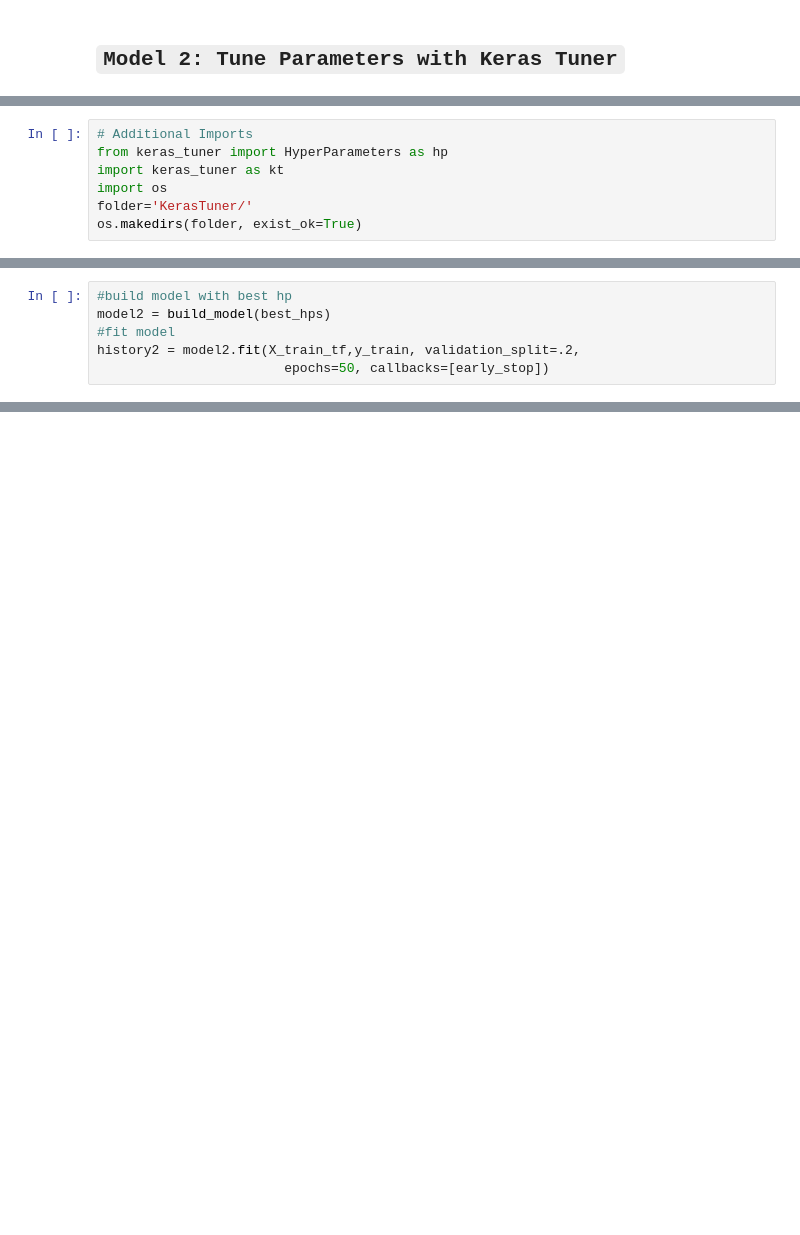
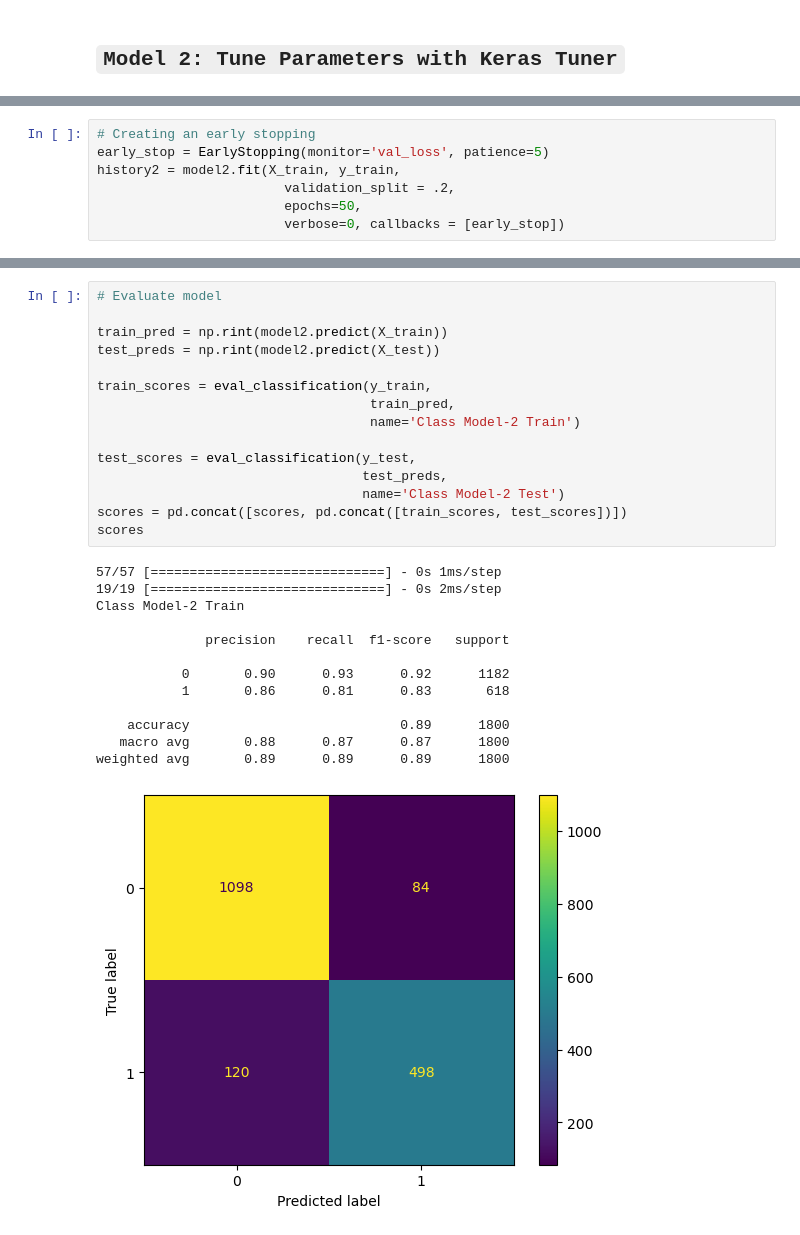
Before and after one commit to VALDE021/Metabolic-Syndrome-Prediction-IMLP, a Jupyter notebook: Project 5 Part 3-EricNV.ipynb, the cells around one changed output, grey strips where cells are left out. Drawn from its saved outputs; the diff is of its cells as text; blank space fills up the shorter version.

```diff
--- a/Project 5 Part 3-EricNV.ipynb
+++ b/Project 5 Part 3-EricNV.ipynb
@@ -367,7 +368,7 @@ weighted avg       0.83      0.83      0.83       601
 # %%
-# Additional Imports
-from keras_tuner import HyperParameters as hp
-import keras_tuner as kt
-import os
-folder='KerasTuner/'
-os.makedirs(folder, exist_ok=True)
+# Creating an early stopping
+early_stop = EarlyStopping(monitor='val_loss', patience=5)
+history2 = model2.fit(X_train, y_train,
+                        validation_split = .2,
+                        epochs=50,
+                        verbose=0, callbacks = [early_stop])
@@ -430,6 +374,0 @@ early_stop = EarlyStopping(monitor='val_accuracy', patience=3)
-# %%
-#build model with best hp
-model2 = build_model(best_hps)
-#fit model
-history2 = model2.fit(X_train_tf,y_train, validation_split=.2,
-                        epochs=50, callbacks=[early_stop])
@@ -481,0 +383,29 @@ ConfusionMatrixDisplay.from_predictions(y_test, y_pred_test, cmap='Reds', normal
+# %%
+# Evaluate model
+
+train_pred = np.rint(model2.predict(X_train))
+test_preds = np.rint(model2.predict(X_test))
+
+train_scores = eval_classification(y_train,
+                                   train_pred,
+                                   name='Class Model-2 Train')
+
+test_scores = eval_classification(y_test,
+                                  test_preds,
+                                  name='Class Model-2 Test')
+scores = pd.concat([scores, pd.concat([train_scores, test_scores])])
+scores
+# %% [output]
+57/57 [==============================] - 0s 1ms/step
+19/19 [==============================] - 0s 2ms/step
+Class Model-2 Train
+
+              precision    recall  f1-score   support
+
+           0       0.90      0.93      0.92      1182
+           1       0.86      0.81      0.83       618
+
+    accuracy                           0.89      1800
+   macro avg       0.88      0.87      0.87      1800
+weighted avg       0.89      0.89      0.89      1800
+[figure, added]
```
Also changed, not shown: parts of 56 cells of this notebook, 31 other files.
